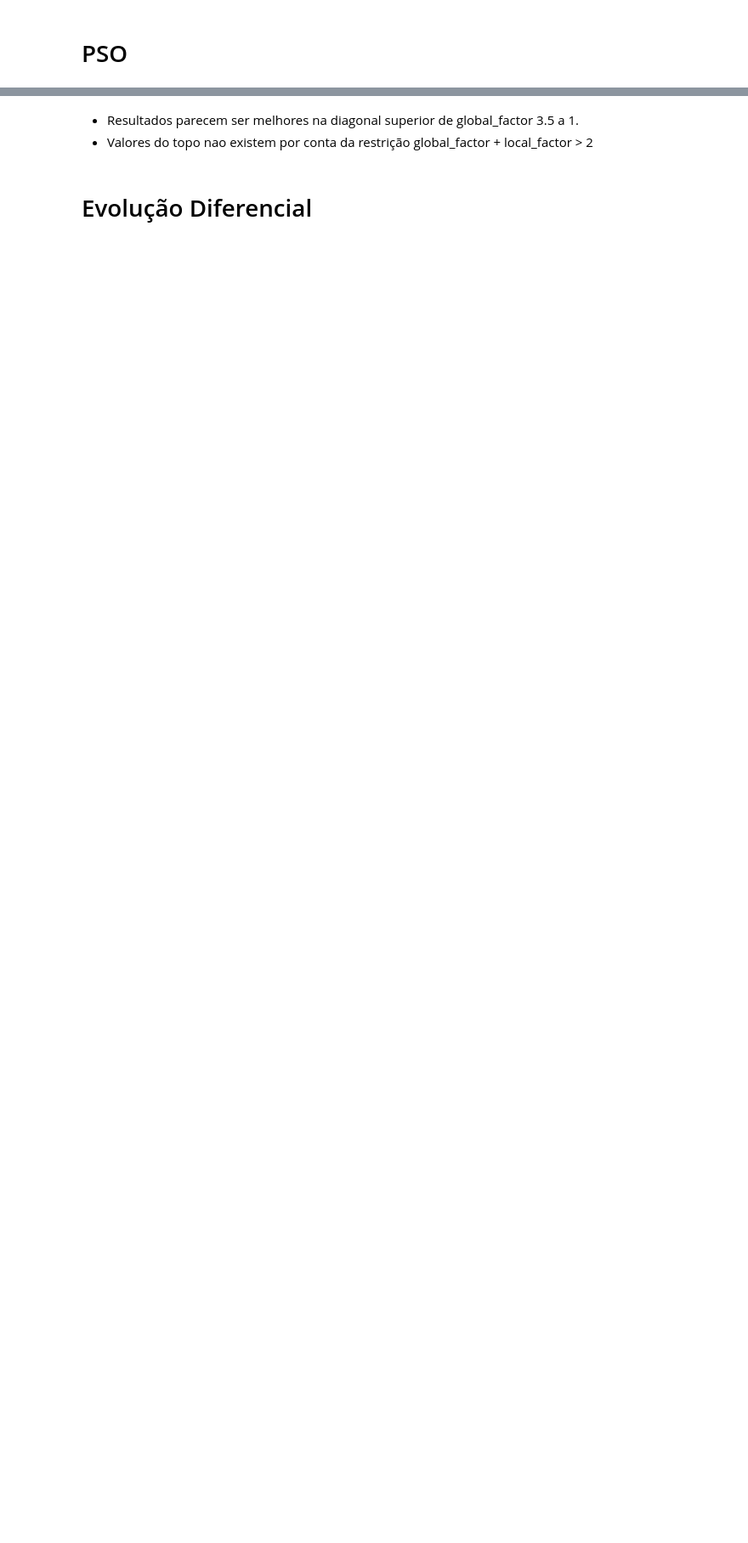
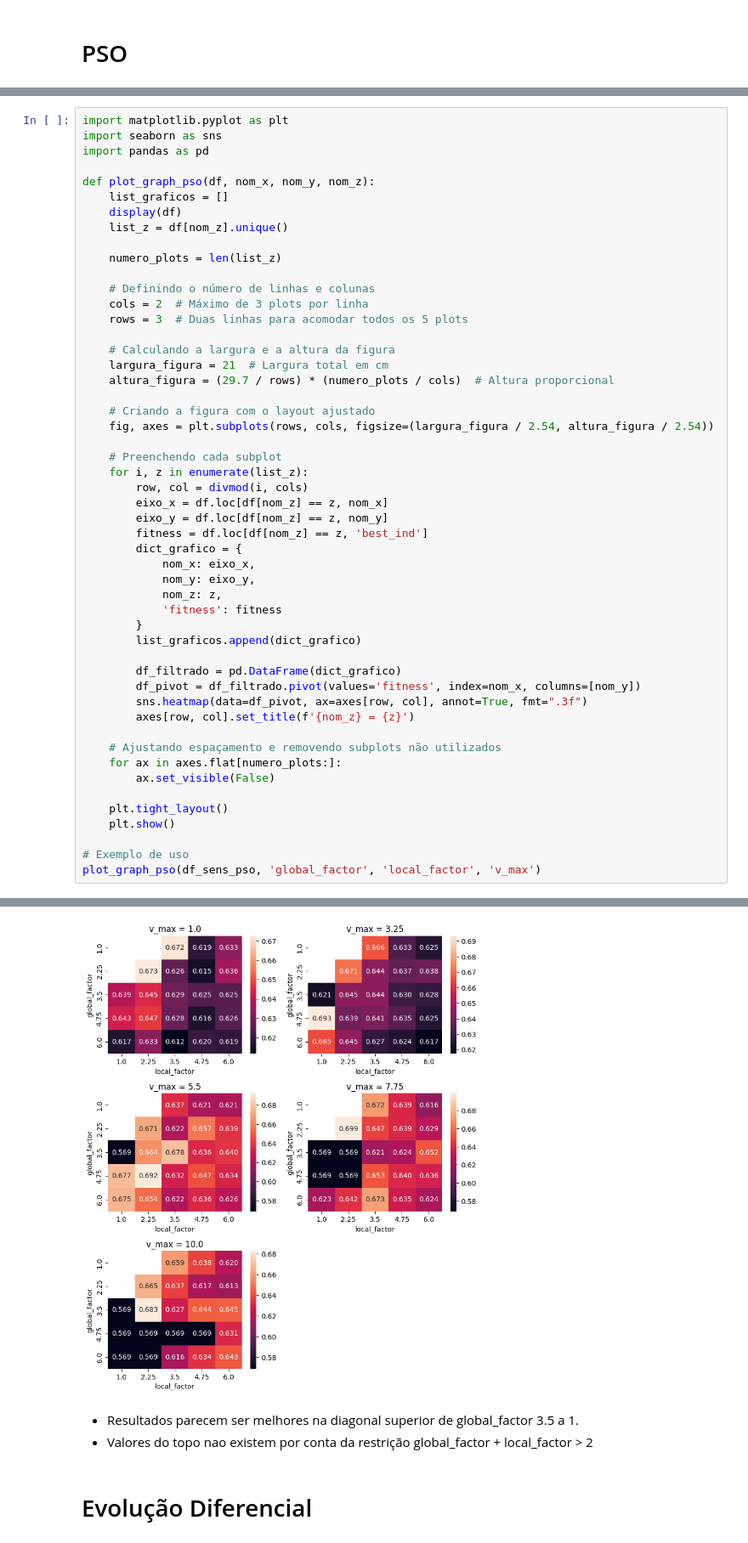
Before and after one commit to pdcos/modelo_foguete, a Jupyter notebook: sensitiviy_analysis/viz_sens.ipynb, the cells around one changed output, grey strips where cells are left out. Shown at 85% size. Saved outputs shown, nothing was run; the diff lists cells and outputs as text; blank space fills up the shorter version.

```diff
--- a/sensitiviy_analysis/viz_sens.ipynb
+++ b/sensitiviy_analysis/viz_sens.ipynb
@@ -164,0 +222,52 @@ plot_graph_pso(df_sens_pso, 'global_factor', 'local_factor', 'v_max')
+# %%
+import matplotlib.pyplot as plt
+import seaborn as sns
+import pandas as pd
+
+def plot_graph_pso(df, nom_x, nom_y, nom_z):
+    list_graficos = []
+    display(df)
+    list_z = df[nom_z].unique()
+
+    numero_plots = len(list_z)
+
+    # Definindo o número de linhas e colunas
+    cols = 2  # Máximo de 3 plots por linha
+    rows = 3  # Duas linhas para acomodar todos os 5 plots
+
+    # Calculando a largura e a altura da figura
+    largura_figura = 21  # Largura total em cm
+    altura_figura = (29.7 / rows) * (numero_plots / cols)  # Altura proporcional
+
+    # Criando a figura com o layout ajustado
+    fig, axes = plt.subplots(rows, cols, figsize=(largura_figura / 2.54, altura_figura / 2.54))
+
+    # Preenchendo cada subplot
+    for i, z in enumerate(list_z):
+        row, col = divmod(i, cols)
+        eixo_x = df.loc[df[nom_z] == z, nom_x]
+        eixo_y = df.loc[df[nom_z] == z, nom_y]
+        fitness = df.loc[df[nom_z] == z, 'best_ind']
+        dict_grafico = {
+            nom_x: eixo_x,
+            nom_y: eixo_y,
+            nom_z: z,
+            'fitness': fitness
+        }
+        list_graficos.append(dict_grafico)
+
+        df_filtrado = pd.DataFrame(dict_grafico)
+        df_pivot = df_filtrado.pivot(values='fitness', index=nom_x, columns=[nom_y])
+        sns.heatmap(data=df_pivot, ax=axes[row, col], annot=True, fmt=".3f")
+        axes[row, col].set_title(f'{nom_z} = {z}')
+
+    # Ajustando espaçamento e removendo subplots não utilizados
+    for ax in axes.flat[numero_plots:]:
+        ax.set_visible(False)
+
+    plt.tight_layout()
+    plt.show()
+
+# Exemplo de uso
+plot_graph_pso(df_sens_pso, 'global_factor', 'local_factor', 'v_max')
+# %% [output]
@@ -165,3 +287,4 @@ plot_graph_pso(df_sens_pso, 'global_factor', 'local_factor', 'v_max')
+[figure, added]
 # %% [markdown]
 - Resultados parecem ser melhores na diagonal superior de global_factor 3.5 a 1.
 - Valores do topo nao existem por conta da restrição global_factor + local_factor > 2
```
Also changed, not shown: parts of 14 cells of this notebook, 3 other files.
